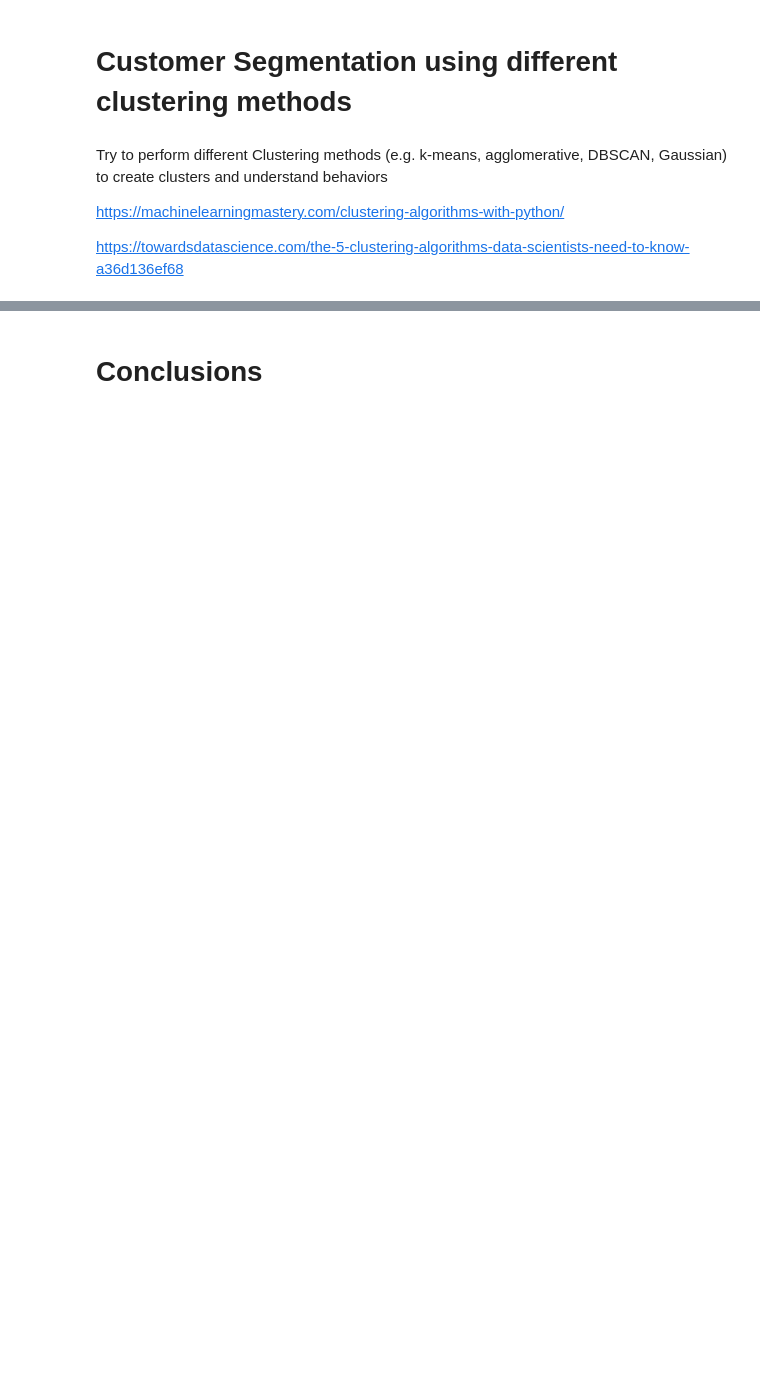
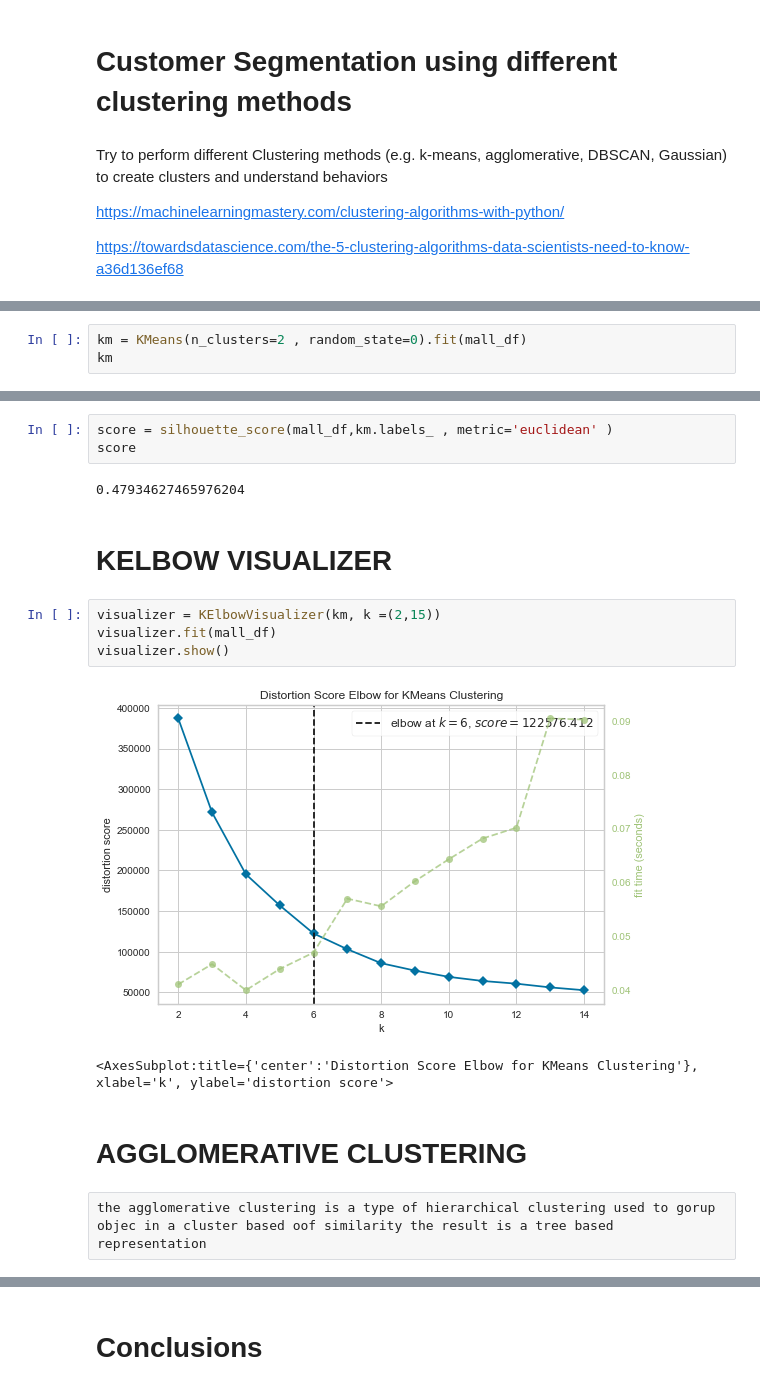
Before and after one commit to Clmntc/Analyse-de-clients-avec-votre-agence-IA, a Jupyter notebook: 02_understand_mall_customers.ipynb, the cells around one changed output, grey strips where cells are left out. Drawn from its saved outputs; the diff is of its cells as text; blank space fills up the shorter version.

```diff
--- a/02_understand_mall_customers.ipynb
+++ b/02_understand_mall_customers.ipynb
@@ -34,0 +126,3 @@ https://towardsdatascience.com/the-5-clustering-algorithms-data-scientists-need-
+# %%
+km = KMeans(n_clusters=2 , random_state=0).fit(mall_df)
+km
@@ -34,0 +144,18 @@ https://towardsdatascience.com/the-5-clustering-algorithms-data-scientists-need-
+# %%
+score = silhouette_score(mall_df,km.labels_ , metric='euclidean' )
+score
+# %% [output]
+0.47934627465976204
+# %% [markdown]
+# KELBOW VISUALIZER
+# %%
+visualizer = KElbowVisualizer(km, k =(2,15))
+visualizer.fit(mall_df)
+visualizer.show()
+# %% [output]
+[figure, added]
+<AxesSubplot:title={'center':'Distortion Score Elbow for KMeans Clustering'}, xlabel='k', ylabel='distortion score'>
+# %% [markdown]
+# AGGLOMERATIVE CLUSTERING
+# %% [raw]
+the agglomerative clustering is a type of hierarchical clustering used to gorup objec in a cluster based oof similarity the result is a tree based representation
```
Also changed, not shown: parts of 37 cells of this notebook, 4 other files.
